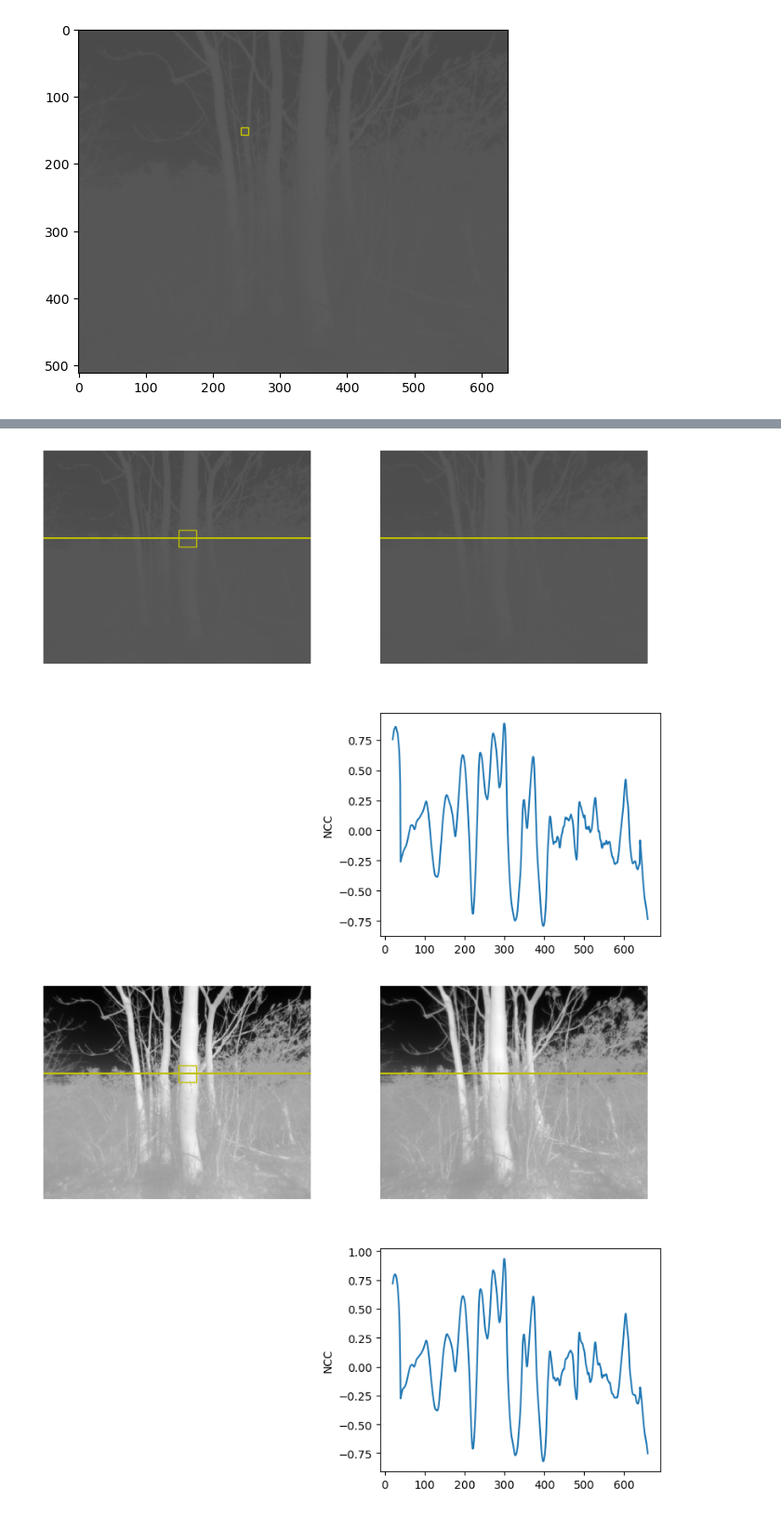
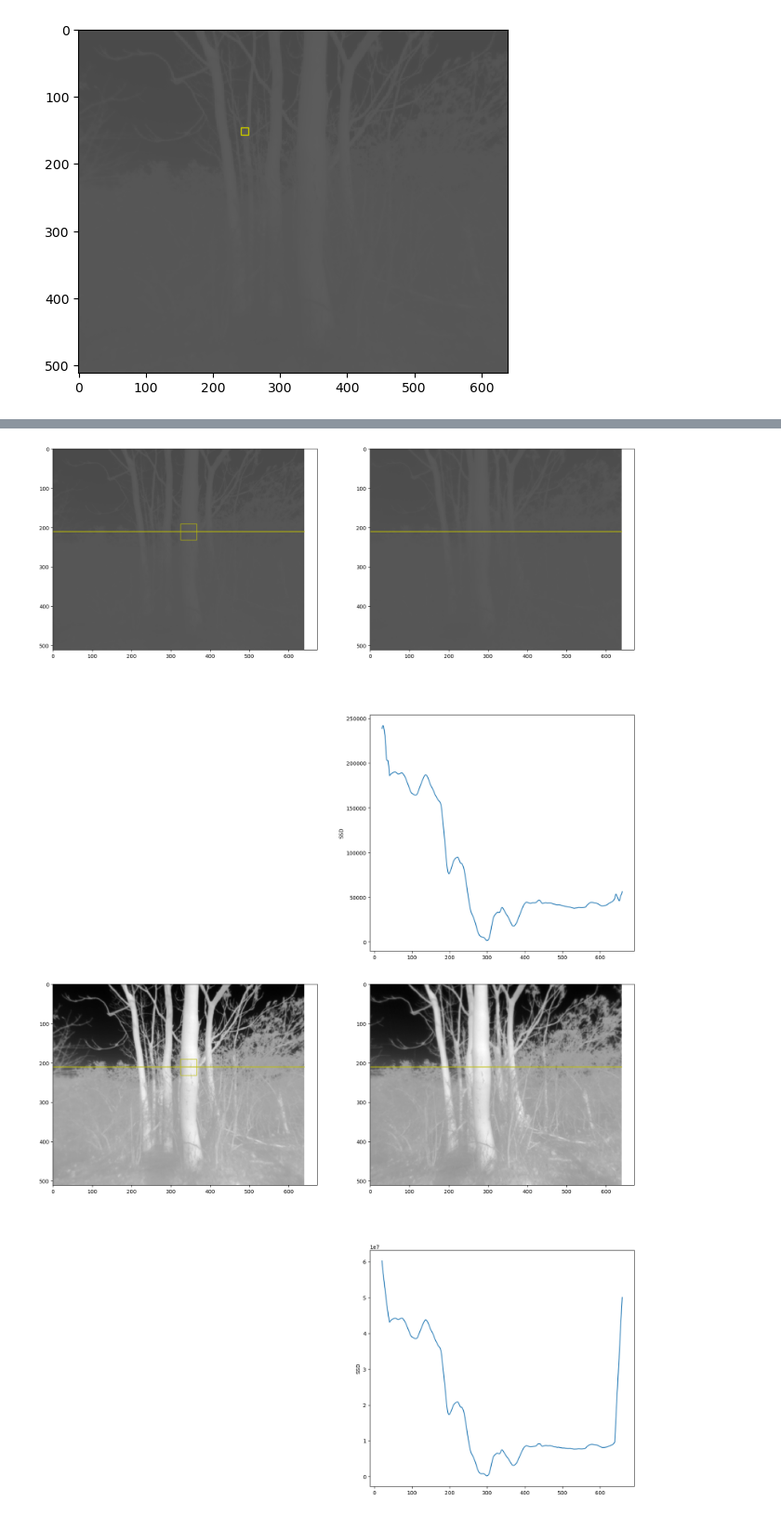
Before and after one commit to devanshdhrafani/stereo-depth, a Jupyter notebook: thermal_processing.ipynb, the cells around one changed output, grey strips where cells are left out. Shown at 93% size. Cells and saved outputs as stored; diff of their text form; code cells hidden in the pictures.

Commit message:
Refactor code; Add SSD matching metric

```diff
--- a/thermal_processing.ipynb
+++ b/thermal_processing.ipynb
@@ -82,6 +82,10 @@ ax2.set_title('Right rectified image')
 plt.show()
 # %% [output]
 [figure]
+# %%
+def compute_ssd(left_patch, right_patch):
+    """Compute the sum of squared differences (SSD) between two patches."""
+    return np.sum((left_patch - right_patch) ** 2)
 # %%
 def compute_ncc(left_patch, right_patch):
     if left_patch.shape != right_patch.shape:
@@ -132,5 +178,5 @@ plt.show()
 # %%
-def epipolar_matching(left_point, left_image, right_image, window_size):
+def epipolar_matching(left_point, left_image, right_image, window_size, eval_matric='ssd'):
     left_patch = left_image[
         left_point[1] - window_size : left_point[1] + window_size + 1,
         left_point[0] - window_size : left_point[0] + window_size + 1
@@ -138,7 +184,7 @@ def epipolar_matching(left_point, left_image, right_image, window_size):
     # compute NCC for all points along the same row in the right image
     right_y = left_point[1]
     stride_size = 1
-    ncc_values = []
+    matching_result = []
 
     right_padded = np.pad(
         right_image,
@@ -151,16 +197,25 @@ def epipolar_matching(left_point, left_image, right_image, window_size):
             right_y - window_size : right_y + window_size + 1,
             right_x - window_size : right_x + window_size + 1
         ]
-        ncc_values.append([right_x, compute_ncc(left_patch, right_patch)])
+        if eval_matric == 'ssd':
+            eval_func = compute_ssd
+        elif eval_matric == 'ncc':
+            eval_func = compute_ncc
+        else:
+            raise ValueError('Unknown evaluation metric')
+        matching_result.append([right_x, eval_func(left_patch, right_patch)])
 
-    ncc_values = np.array(ncc_values)
-    # print(ncc_values.shape)
+    matching_result = np.array(matching_result)
+    # print(matching_result.shape)
     # visualize NCC values
-    # plt.plot(ncc_values[:, 0], ncc_values[:, 1])
+    # plt.plot(matching_result[:, 0], matching_result[:, 1])
     # plt.xlabel('x coordinate')
     # plt.ylabel('NCC value')
     # plt.title('NCC along epipolar line in the right image')
     # plt.show()
-    return ncc_values
 
-ncc_values = epipolar_matching(left_point, left_rectified_8, right_rectified_8, window_size)
+    display_match_results(left_point, matching_result, left_image, right_image, window_size, eval_matric=eval_matric)
+
+    return matching_result
+
+matching_result = epipolar_matching(left_point, left_rectified_8, right_rectified_8, window_size)
@@ -213,32 +224,28 @@ display_ncc_results(left_point, ncc_values, left_rectified_8, right_rectified_8,
 # %%
 left_point = (345, 210)
 window_size = 20
 
 # raw image
 ncc_raw = epipolar_matching(left_point, left_rectified_8, right_rectified_8, window_size)
-display_ncc_results(left_point, ncc_raw, left_rectified_8, right_rectified_8, window_size)
 
 # min-max normalize image
 left_minmax = cv2.normalize(left_rectified_16, None, 0, 255, cv2.NORM_MINMAX)
 right_minmax = cv2.normalize(right_rectified_16, None, 0, 255, cv2.NORM_MINMAX)
 ncc_minmax = epipolar_matching(left_point, left_minmax, right_minmax, window_size)
-display_ncc_results(left_point, ncc_minmax, left_minmax, right_minmax, window_size)
 
 # histogram equalization
 left_histequi = cv2.equalizeHist(left_rectified_8)
 right_histequi = cv2.equalizeHist(right_rectified_8)
 ncc_histequi = epipolar_matching(left_point, left_histequi, right_histequi, window_size)
-display_ncc_results(left_point, ncc_histequi, left_histequi, right_histequi, window_size)
 
 # use clahe to enhance contrast
 clahe = cv2.createCLAHE(clipLimit=2.0, tileGridSize=(5, 5))
 left_clahe = clahe.apply(left_rectified_8)
 right_clahe = clahe.apply(right_rectified_8)
 left_clahe = cv2.normalize(left_clahe, None, 0, 255, cv2.NORM_MINMAX)
 right_clahe = cv2.normalize(right_clahe, None, 0, 255, cv2.NORM_MINMAX)
 
 ncc_clahe = epipolar_matching(left_point, left_clahe, right_clahe, window_size)
-display_ncc_results(left_point, ncc_clahe, left_clahe, right_clahe, window_size)
 # %% [output]
-[figure, old version]
+[figure, new version]
-[figure, old version]
+[figure, new version]
```
Also changed, not shown: parts of 4 cells of this notebook.
